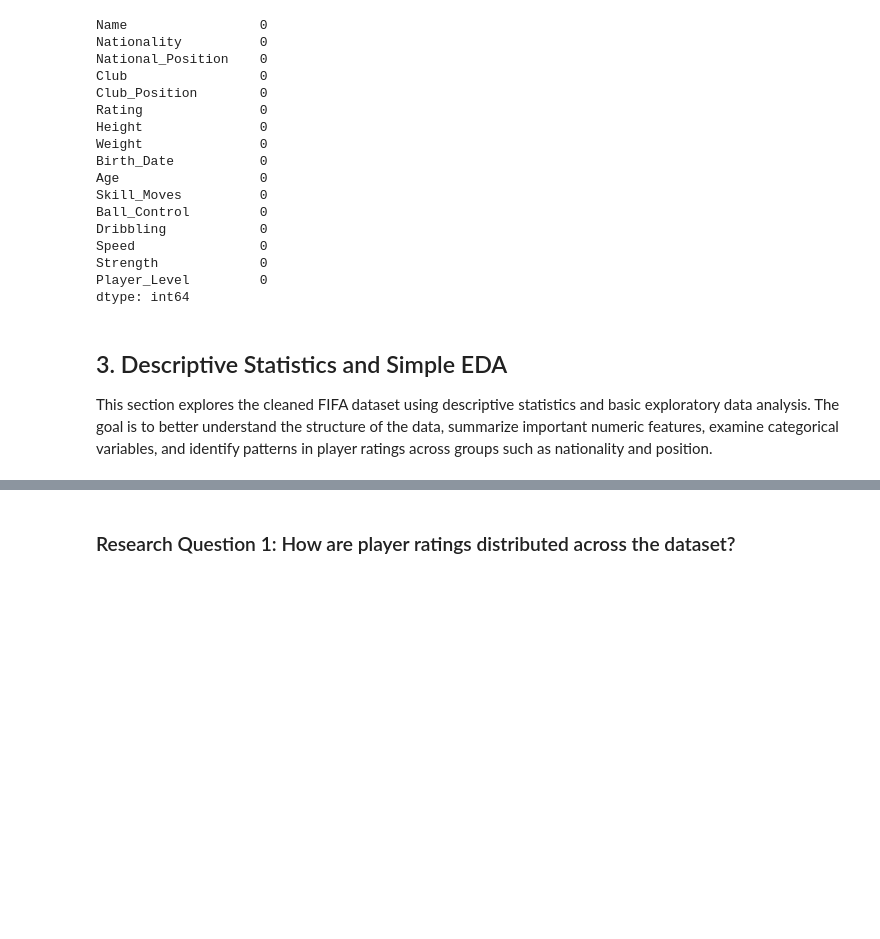
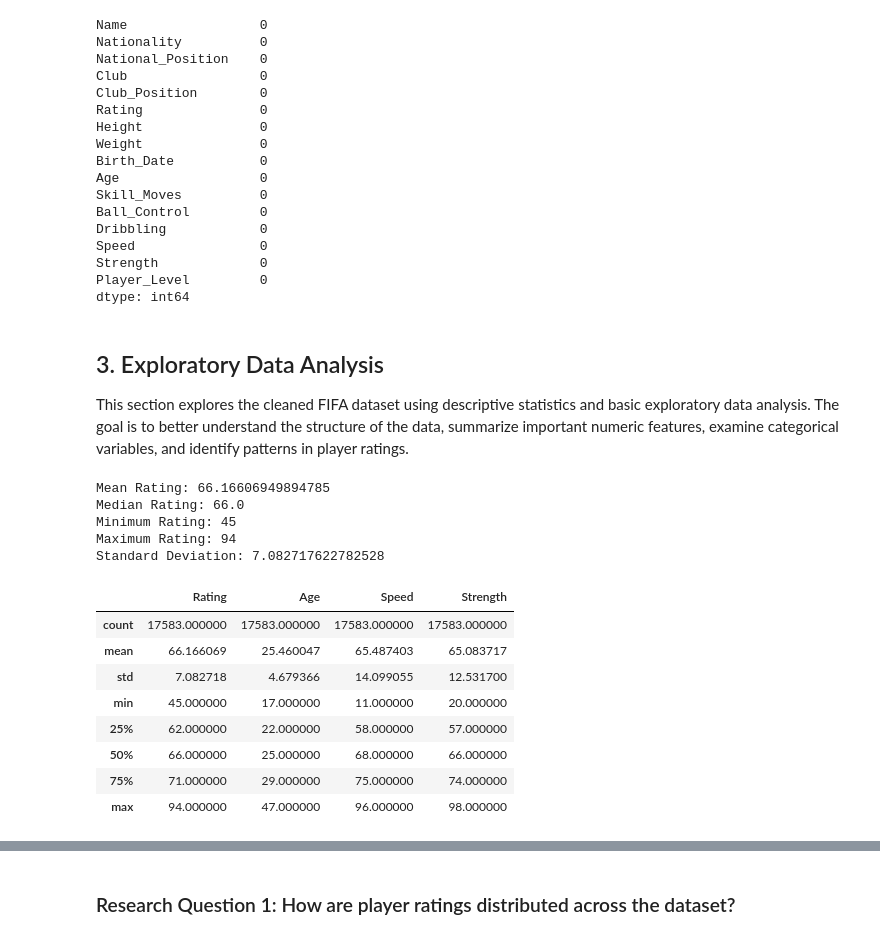
Before and after one commit to AbigailUhl/Group-24-Python-Projects, a Jupyter notebook: analysis.ipynb, the cells around one changed output, grey strips where cells are left out. Drawn from its saved outputs; the diff is of its cells as text; code cells hidden in the pictures; blank space fills up the shorter version.

Commit message:
Finished EDA section

```diff
--- a/analysis.ipynb
+++ b/analysis.ipynb
@@ -366,6 +366,32 @@ Strength             0
 Player_Level         0
 dtype: int64
 # %% [markdown]
-## 3. Descriptive Statistics and Simple EDA
+## 3. Exploratory Data Analysis
 
-This section explores the cleaned FIFA dataset using descriptive statistics and basic exploratory data analysis. The goal is to better understand the structure of the data, summarize important numeric features, examine categorical variables, and identify patterns in player ratings across groups such as nationality and position.
+This section explores the cleaned FIFA dataset using descriptive statistics and basic exploratory data analysis. The goal is to better understand the structure of the data, summarize important numeric features, examine categorical variables, and identify patterns in player ratings.
+# %%
+# Summary statistics of the cleaned dataset
+print("Mean Rating:", df["Rating"].mean())
+print("Median Rating:", df["Rating"].median())
+print("Minimum Rating:", df["Rating"].min())
+print("Maximum Rating:", df["Rating"].max())
+print("Standard Deviation:", df["Rating"].std())
+# %% [output]
+Mean Rating: 66.16606949894785
+Median Rating: 66.0
+Minimum Rating: 45
+Maximum Rating: 94
+Standard Deviation: 7.082717622782528
+# %%
+# Summary stats for multiple numeric columns
+df[["Rating", "Age", "Speed", "Strength"]].describe()
+# %% [output]
+|  | Rating | Age | Speed | Strength |
+| count | 17583.000000 | 17583.000000 | 17583.000000 | 17583.000000 |
+| mean | 66.166069 | 25.460047 | 65.487403 | 65.083717 |
+| std | 7.082718 | 4.679366 | 14.099055 | 12.531700 |
+| min | 45.000000 | 17.000000 | 11.000000 | 20.000000 |
+| 25% | 62.000000 | 22.000000 | 58.000000 | 57.000000 |
+| 50% | 66.000000 | 25.000000 | 68.000000 | 66.000000 |
+| 75% | 71.000000 | 29.000000 | 75.000000 | 74.000000 |
+| max | 94.000000 | 47.000000 | 96.000000 | 98.000000 |
```
Also changed, not shown: parts of 10 cells of this notebook.
